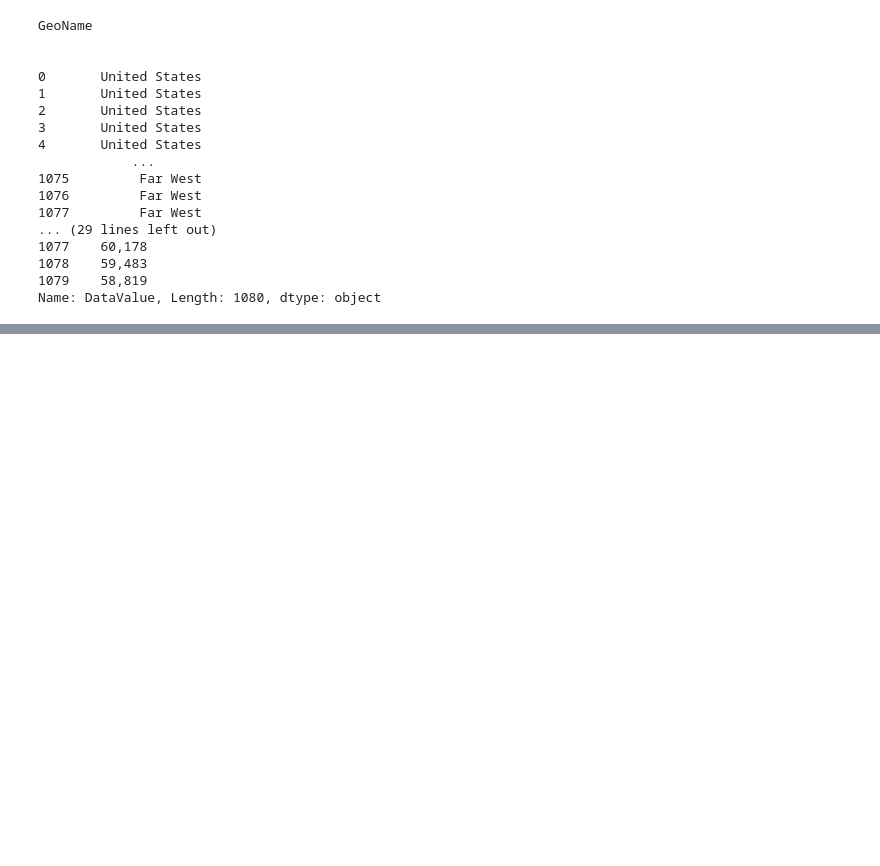
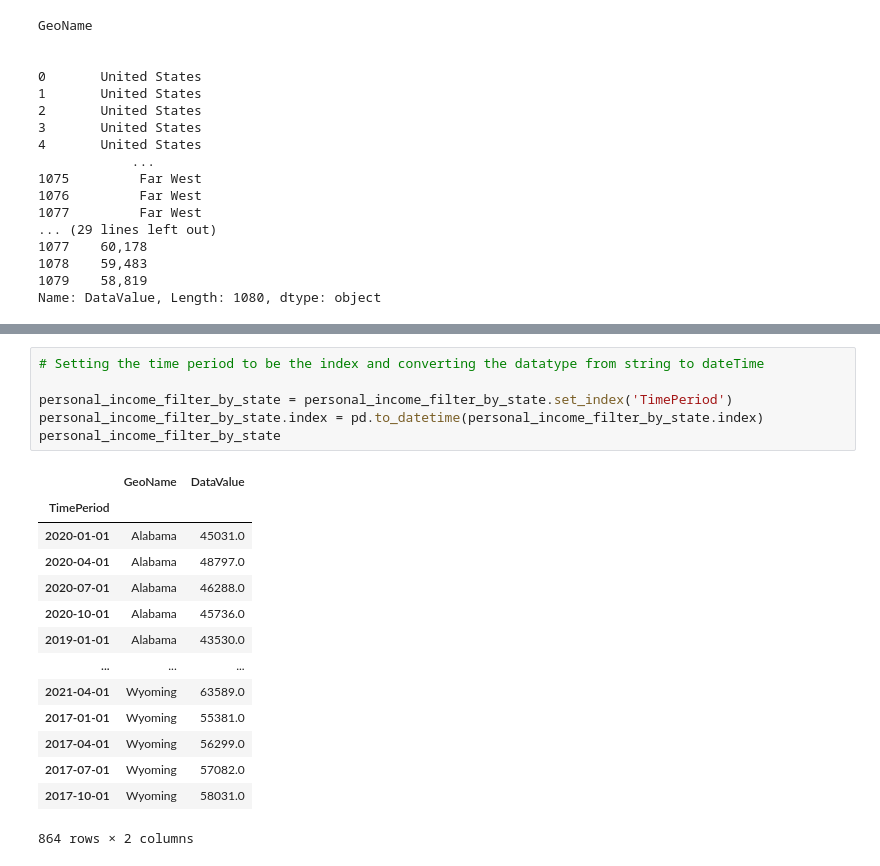
Before and after one commit to Abhishikaf/Inner_Emerging_Markets_Analyzer, a Jupyter notebook: bea_api_call.ipynb, the cells around one changed output, grey strips where cells are left out. Cells and saved outputs as stored; diff of their text form; blank space fills up the shorter version.

```diff
--- a/bea_api_call.ipynb
+++ b/bea_api_call.ipynb
@@ -238,0 +387,21 @@ ValueError: could not convert string to float: '50,293'
+# %%
+# Setting the time period to be the index and converting the datatype from string to dateTime
+
+personal_income_filter_by_state = personal_income_filter_by_state.set_index('TimePeriod')
+personal_income_filter_by_state.index = pd.to_datetime(personal_income_filter_by_state.index)
+personal_income_filter_by_state
+# %% [output]
+|  | GeoName | DataValue |
+| TimePeriod |  |  |
+| 2020-01-01 | Alabama | 45031.0 |
+| 2020-04-01 | Alabama | 48797.0 |
+| 2020-07-01 | Alabama | 46288.0 |
+| 2020-10-01 | Alabama | 45736.0 |
+| 2019-01-01 | Alabama | 43530.0 |
+| ... | ... | ... |
+| 2021-04-01 | Wyoming | 63589.0 |
+| 2017-01-01 | Wyoming | 55381.0 |
+| 2017-04-01 | Wyoming | 56299.0 |
+| 2017-07-01 | Wyoming | 57082.0 |
+| 2017-10-01 | Wyoming | 58031.0 |
+864 rows × 2 columns
```
Also changed, not shown: parts of 17 cells of this notebook.
